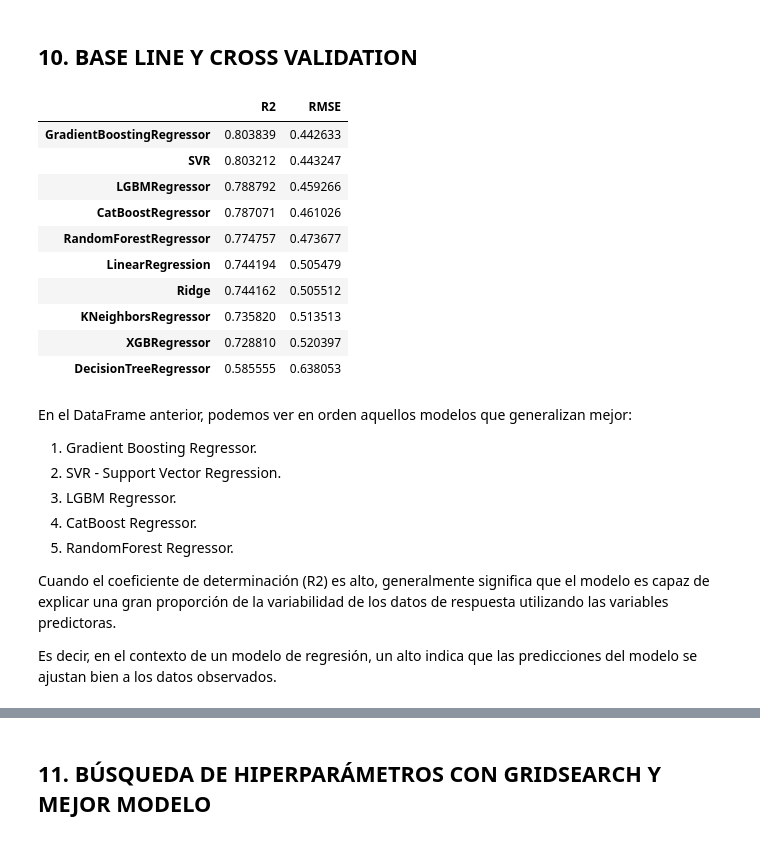
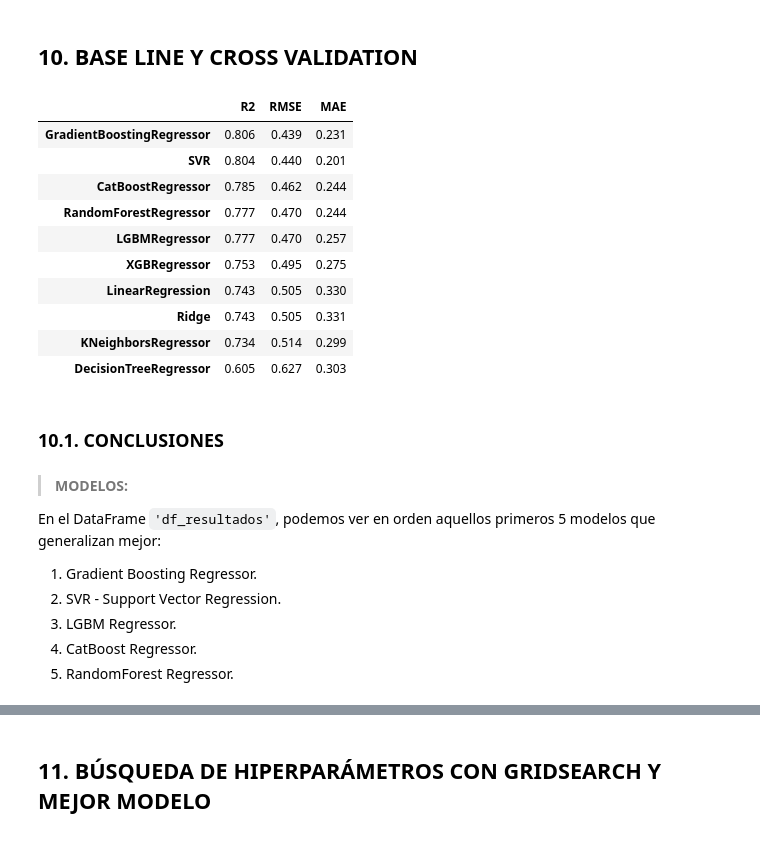
Before and after one commit to XimenaPO/MLProject_Medical_Cost, a Jupyter notebook: src/notebooks/project_resume.ipynb, the cells around one changed output, grey strips where cells are left out. Cells and saved outputs as stored; diff of their text form; code cells hidden in the pictures.

```diff
--- a/src/notebooks/project_resume.ipynb
+++ b/src/notebooks/project_resume.ipynb
@@ -1017,8 +1017,8 @@ y_test = scaler_y.transform(y_test.values.reshape(-1, 1)).flatten()
 def mae(y_true, y_pred):
     return mean_absolute_error(y_true, y_pred)
 
-def mape(y_true, y_pred):
-    return np.mean(np.abs((y_true - y_pred) / y_true)) * 100
+def rmse(y_true, y_pred):
+    return np.sqrt(mean_squared_error(y_true, y_pred))
 
 modelos = {
     "LinearRegression": LinearRegression(),
@@ -1033,76 +1033,45 @@ modelos = {
     "CatBoostRegressor": CatBoostRegressor(silent=True)
 }
 
-scoring = {'R2': 'r2', 'RMSE': make_scorer(rmse, greater_is_better=False), 'MAE': make_scorer(mae, greater_is_better=False), 'MAPE': make_scorer(mape, greater_is_better=False)}
+scoring = {'R2': 'r2', 'RMSE': make_scorer(rmse, greater_is_better=False), 'MAE': make_scorer(mae, greater_is_better=False)}
 
 resultados = {}
 
 for nombre, modelo in modelos.items():
-    scores = cross_validate(modelo, X_train, y_train, cv=3, scoring=scoring)
+    scores = cross_validate(modelo, X_train, y_train, cv=5, scoring=scoring)
 
     mean_rmse = np.mean(-scores['test_RMSE'])
     mean_mae = np.mean(-scores['test_MAE'])
-    mean_mape = np.mean(-scores['test_MAPE'])
 
     resultados[nombre] = {
         'R2': np.mean(scores['test_R2']),
         'RMSE': mean_rmse,
         'MAE': mean_mae,
-        'MAPE': mean_mape
     }
-# %%
-def rmse(y_true, y_pred):
-    return np.sqrt(mean_squared_error(y_true, y_pred))
-
-modelos = {
-    "LinearRegression": LinearRegression(),
-    "Ridge": Ridge(),
-    "SVR": SVR(),
-    "DecisionTreeRegressor": DecisionTreeRegressor(),
-    "RandomForestRegressor": RandomForestRegressor(),
-    "KNeighborsRegressor": KNeighborsRegressor(),
-    "GradientBoostingRegressor": GradientBoostingRegressor(),
-    "XGBRegressor": XGBRegressor(),
-    "LGBMRegressor": LGBMRegressor(silent=True, verbose=-1),
-    "CatBoostRegressor": CatBoostRegressor(silent=True)
-}
-
-scoring = {'R2': 'r2', 'RMSE': make_scorer(rmse, greater_is_better=False)}
-
-resultados = {}
-
-for nombre, modelo in modelos.items():
-    scores = cross_validate(modelo, X_train, y_train, cv=3, scoring=scoring)
-
-    mean_rmse = np.mean(-scores['test_RMSE'])
-
-    resultados[nombre] = {
-        'R2': np.mean(scores['test_R2']),
-        'RMSE': mean_rmse
-    }
 # %%
 df_resultados = pd.DataFrame(resultados).T
+df_resultados = df_resultados.round(3)
 df_resultados.sort_values(by='R2', ascending=False)
 # %% [output]
-|  | R2 | RMSE |
-| GradientBoostingRegressor | 0.803839 | 0.442633 |
-| SVR | 0.803212 | 0.443247 |
-| LGBMRegressor | 0.788792 | 0.459266 |
-| CatBoostRegressor | 0.787071 | 0.461026 |
-| RandomForestRegressor | 0.774757 | 0.473677 |
-| LinearRegression | 0.744194 | 0.505479 |
-| Ridge | 0.744162 | 0.505512 |
-| KNeighborsRegressor | 0.735820 | 0.513513 |
-| XGBRegressor | 0.728810 | 0.520397 |
-| DecisionTreeRegressor | 0.585555 | 0.638053 |
+|  | R2 | RMSE | MAE |
+| GradientBoostingRegressor | 0.806 | 0.439 | 0.231 |
+| SVR | 0.804 | 0.440 | 0.201 |
+| CatBoostRegressor | 0.785 | 0.462 | 0.244 |
+| RandomForestRegressor | 0.777 | 0.470 | 0.244 |
+| LGBMRegressor | 0.777 | 0.470 | 0.257 |
+| XGBRegressor | 0.753 | 0.495 | 0.275 |
+| LinearRegression | 0.743 | 0.505 | 0.330 |
+| Ridge | 0.743 | 0.505 | 0.331 |
+| KNeighborsRegressor | 0.734 | 0.514 | 0.299 |
+| DecisionTreeRegressor | 0.605 | 0.627 | 0.303 |
+# %% [markdown]
+### 10.1. CONCLUSIONES
 # %% [markdown]
-En el DataFrame anterior, podemos ver en orden aquellos modelos que generalizan mejor:
+> **MODELOS:**
+
+En el DataFrame `'df_resultados'`, podemos ver en orden aquellos primeros 5 modelos que generalizan mejor:
 1. Gradient Boosting Regressor.
 2. SVR - Support Vector Regression.
 3. LGBM Regressor.
 4. CatBoost Regressor.
 5. RandomForest Regressor.
-
-Cuando el coeficiente de determinación (R2) es alto, generalmente significa que el modelo es capaz de explicar una gran proporción de la variabilidad de los datos de respuesta utilizando las variables predictoras.
-
-Es decir, en el contexto de un modelo de regresión, un alto indica que las predicciones del modelo se ajustan bien a los datos observados.
```
Also changed, not shown: parts of 25 cells of this notebook, 8 other files.
